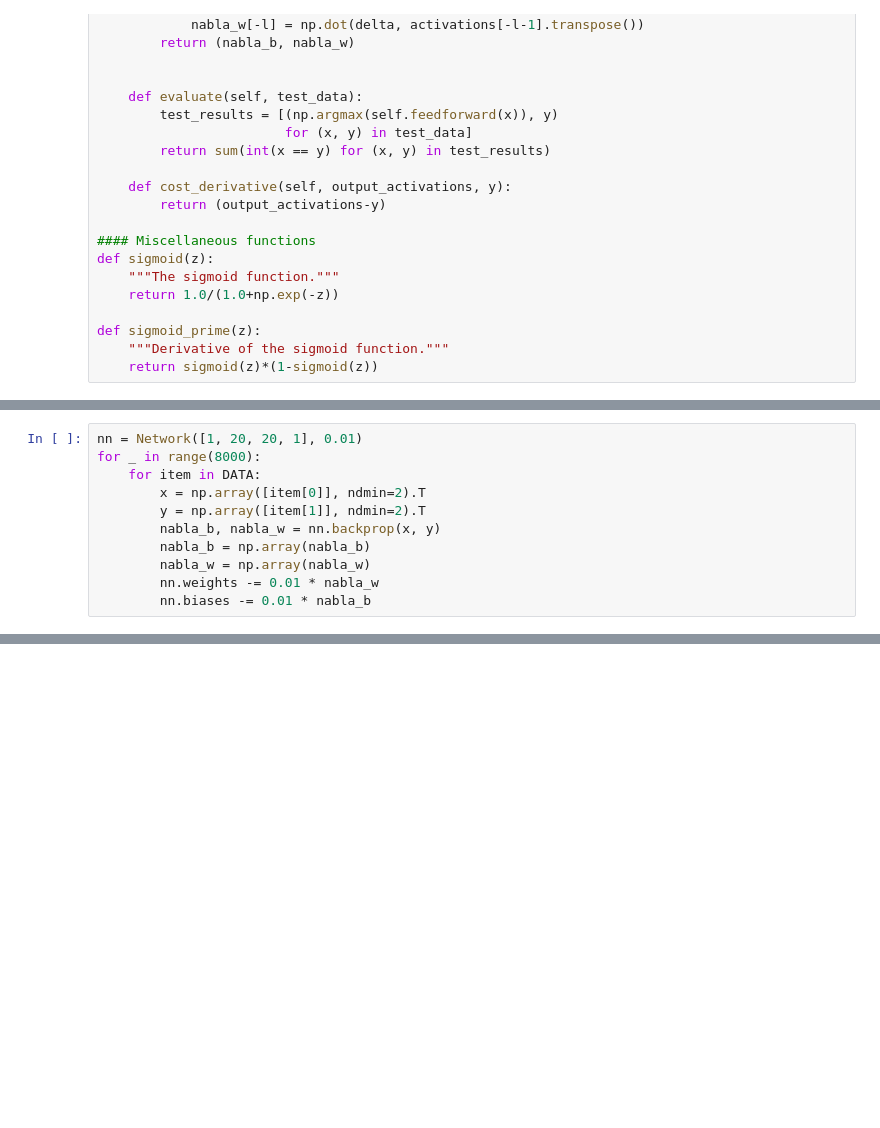
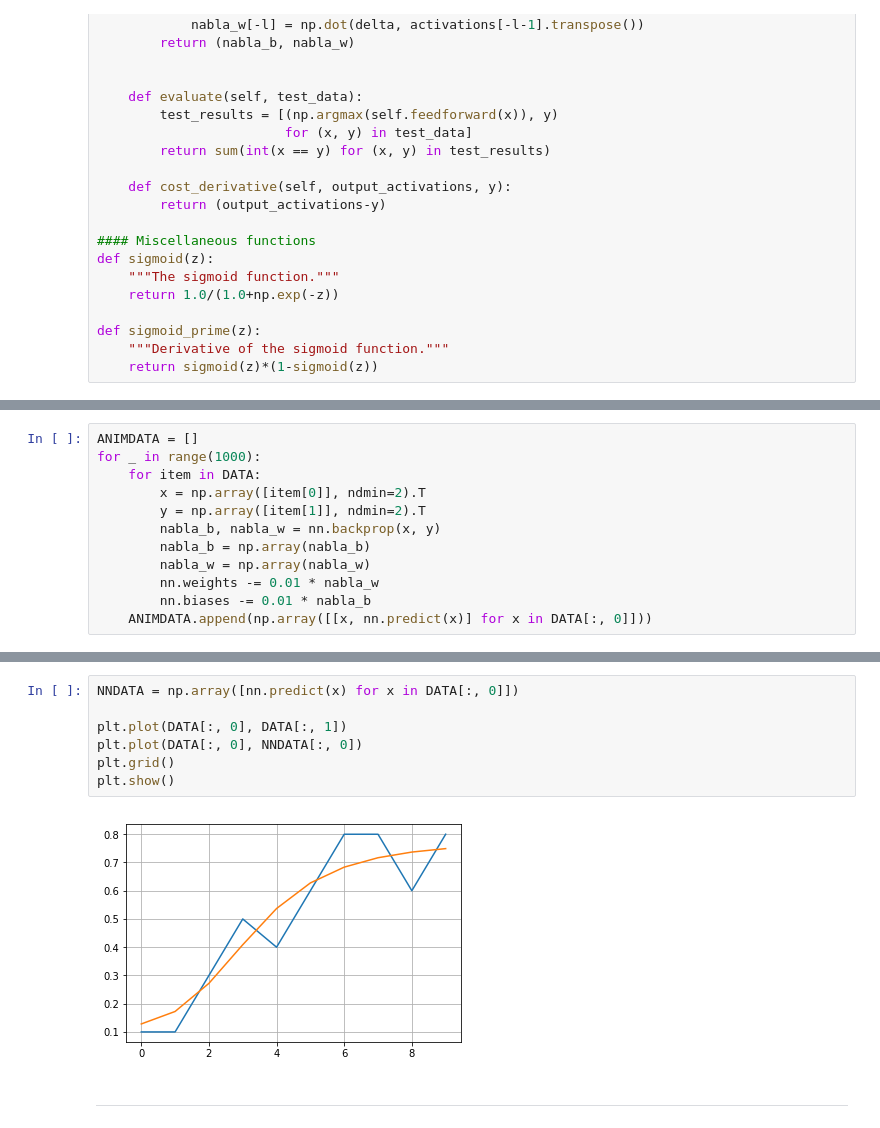
Before and after one commit to makhmudovMR/deep_learning, a Jupyter notebook: feedforward/NeuralNetwork.ipynb, the cells around one changed output, grey strips where cells are left out. Drawn from its saved outputs; the diff is of its cells as text; blank space fills up the shorter version.

```diff
--- a/feedforward/NeuralNetwork.ipynb
+++ b/feedforward/NeuralNetwork.ipynb
@@ -87,6 +94,6 @@ print(DATA)
 # %%
-nn = Network([1, 20, 20, 1], 0.01)
-for _ in range(8000):
+ANIMDATA = []
+for _ in range(1000):
     for item in DATA:
         x = np.array([item[0]], ndmin=2).T
         y = np.array([item[1]], ndmin=2).T
@@ -95,3 +102,4 @@ for _ in range(8000):
         nabla_w = np.array(nabla_w)
         nn.weights -= 0.01 * nabla_w
         nn.biases -= 0.01 * nabla_b
+    ANIMDATA.append(np.array([[x, nn.predict(x)] for x in DATA[:, 0]]))
@@ -102,0 +106,11 @@ array([[ 0.09135817]])
+# %%
+NNDATA = np.array([nn.predict(x) for x in DATA[:, 0]])
+
+plt.plot(DATA[:, 0], DATA[:, 1])
+plt.plot(DATA[:, 0], NNDATA[:, 0])
+plt.grid()
+plt.show()
+# %% [output]
+[figure, added]
+# %% [markdown]
+<hr>
```
Also changed, not shown: parts of 5 cells of this notebook.
